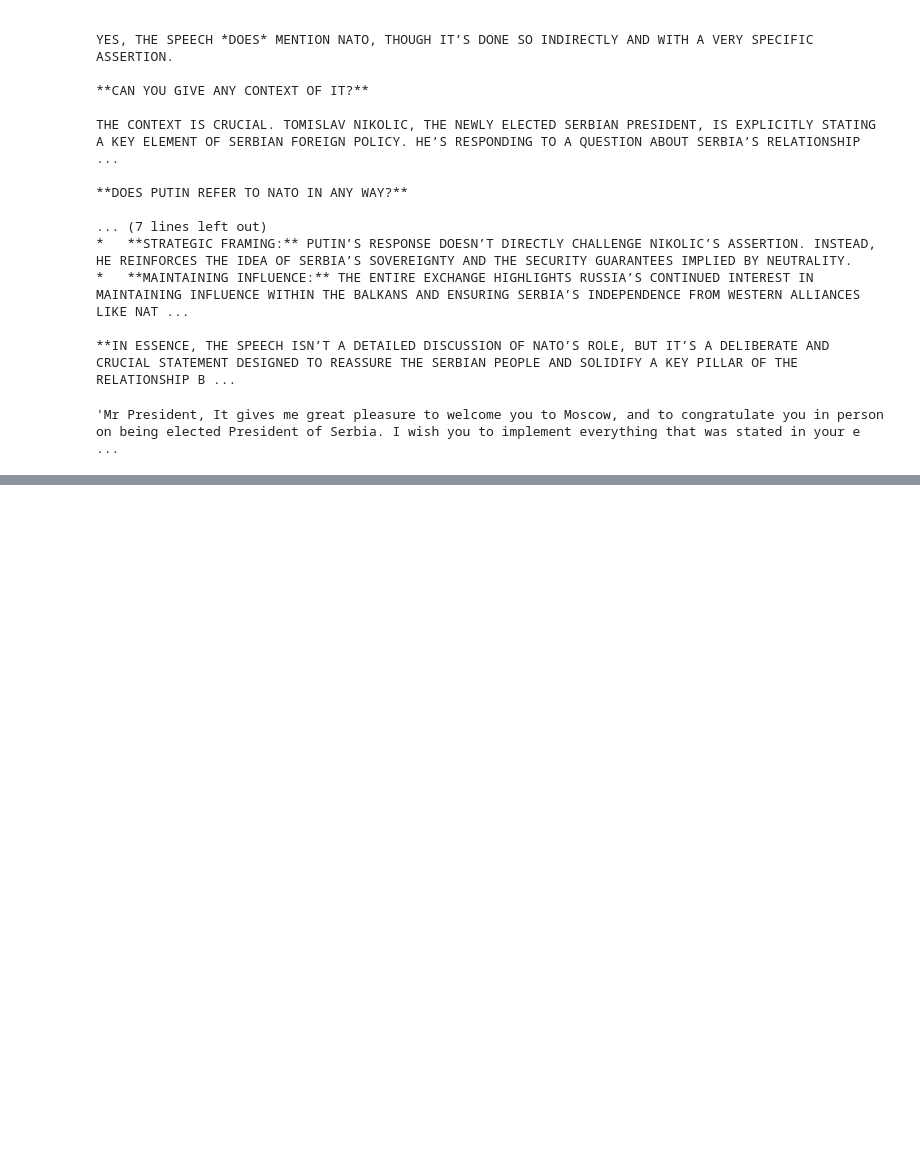
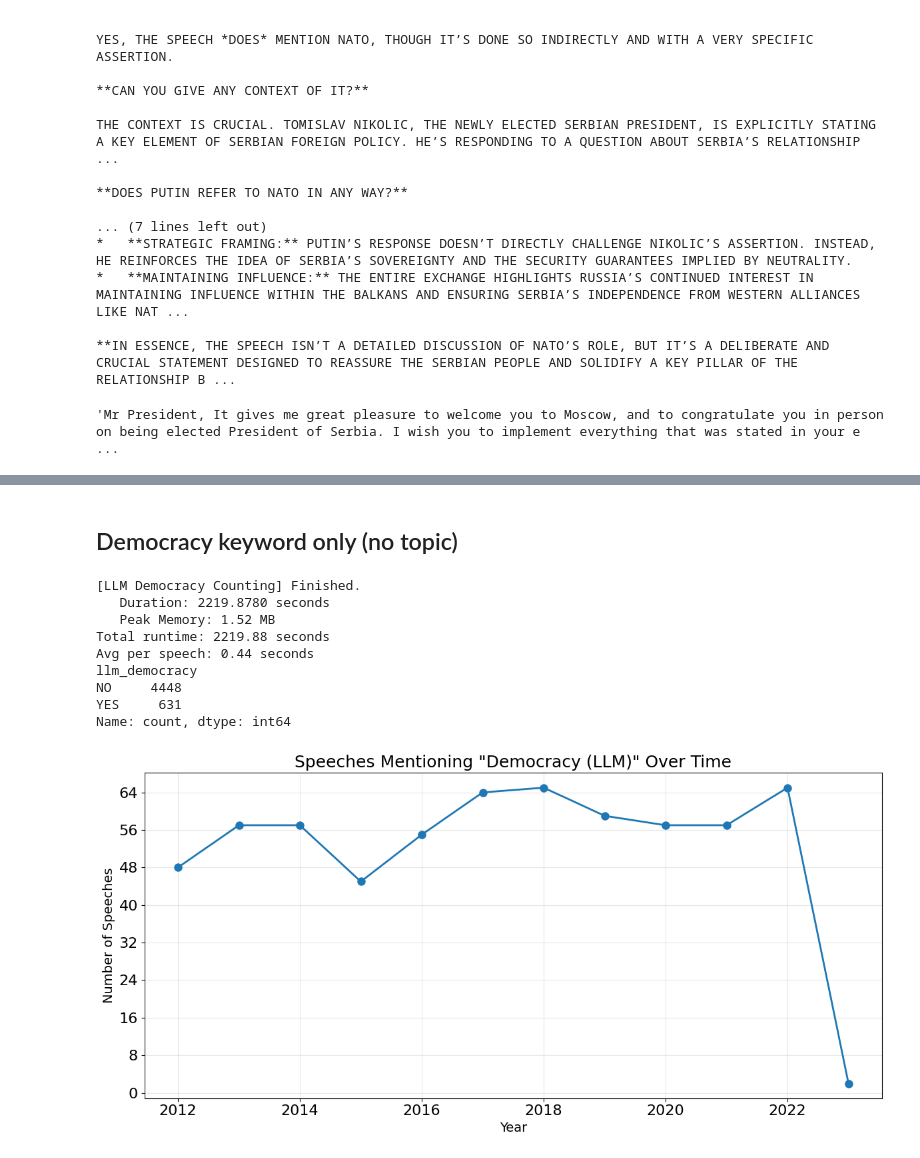
Before and after one commit to szuvarska/PutinsTalksAnalysis, a Jupyter notebook: notebooks/04a_counting.ipynb, the cells around one changed output, grey strips where cells are left out. Drawn from its saved outputs; the diff is of its cells as text; code cells hidden in the pictures; blank space fills up the shorter version.

```diff
--- a/notebooks/04a_counting.ipynb
+++ b/notebooks/04a_counting.ipynb
@@ -333,0 +507,2 @@ print(f"NATO-related speeches (LLM): {nato_llm_count} / {len(df_llm)}")
+# %% [markdown]
+## Democracy keyword only (no topic)
@@ -333,0 +533,39 @@ print(f"NATO-related speeches (LLM): {nato_llm_count} / {len(df_llm)}")
+# %%
+# Prepared dataset (>=2012) run
+# warmup the model
+sample_speech = df_talks_prepared.iloc[0]['transcript_filtered']
+llm_mentions_keyword_local(sample_speech, 'democracy', model="gemma3")
+
+with ResourceTracker(operation_name="LLM Democracy Counting") as rt:
+    df_talks_prepared["llm_democracy"] = df_talks_prepared["transcript_filtered"].progress_apply(
+        lambda x: llm_mentions_keyword_local(x, key_word="democracy")
+    )
+
+logger.log_operation(
+    name="LLM Democracy Counting ALL",
+    duration=rt.duration,
+    memory_mb=rt.peak_memory_mb,
+    metrics={"speeches": len(df_all)}
+)
+print(f"Total runtime: {rt.duration:.2f} seconds")
+# per speech
+print(f"Avg per speech: {rt.duration/len(df_talks_prepared):.2f} seconds")
+print(df_talks_prepared["llm_democracy"].value_counts())
+
+# Count LLM Answers
+# Mask df with YES as an answer
+mask = (df_talks_prepared["llm_democracy"] == "YES")
+plot_keyword_by_year(df_talks_prepared, 'democracy', title_keyword='Democracy (LLM)', mask=mask)
+
+df_talks_prepared.to_csv('data/putin_talks_prepared_with_llm.csv', index=False)
+# %% [output]
+[LLM Democracy Counting] Finished.
+   Duration: 2219.8780 seconds
+   Peak Memory: 1.52 MB
+Total runtime: 2219.88 seconds
+Avg per speech: 0.44 seconds
+llm_democracy
+NO     4448
+YES     631
+Name: count, dtype: int64
+[figure, added]
```
Also changed, not shown: parts of 22 cells of this notebook, 4 other files.
